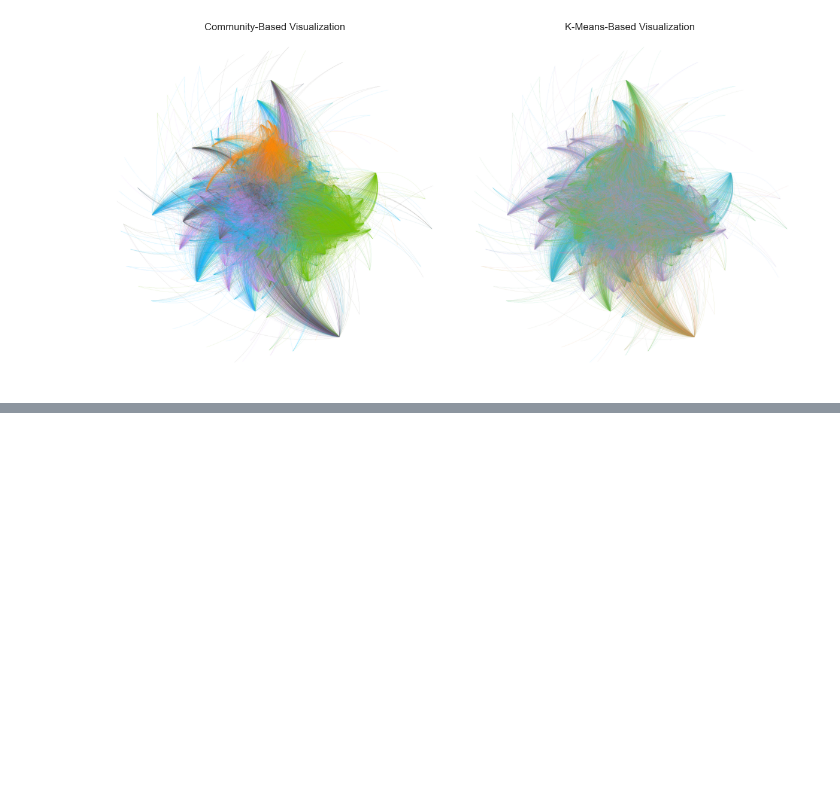
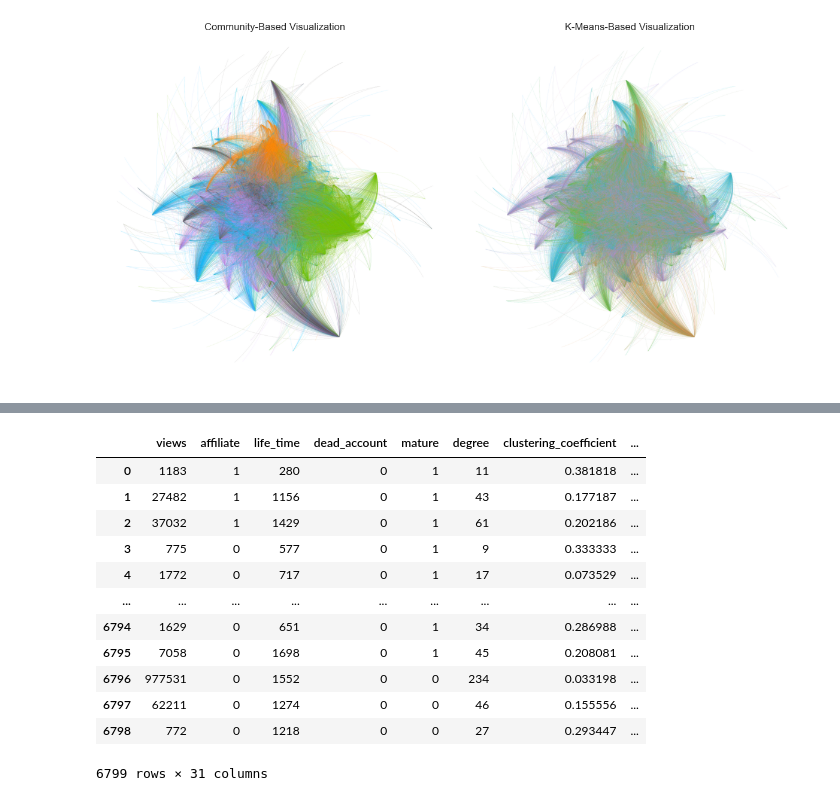
Before and after one commit to lorispalmarin/twitchFRA_network, a Jupyter notebook: main.ipynb, the cells around one changed output, grey strips where cells are left out. Cells and saved outputs as stored; diff of their text form; code cells hidden in the pictures; blank space fills up the shorter version.

```diff
--- a/main.ipynb
+++ b/main.ipynb
@@ -728,0 +963,5 @@ nx.write_graphml(G, "wcomm.graphml")
+# %%
+# 4. Create content-based features dataframe
+content_features = node_df[['mature', 'views', 'affiliate', 'life_time', 'dead_account']]  # Sostituisci con i nomi reali delle colonne
+
+content_features
@@ -728,0 +982,8 @@ nx.write_graphml(G, "wcomm.graphml")
+# %%
+# 5. Create structural features dataframe
+structural_features = node_df[
+    ['mature', 'degree', 'clustering_coefficient', 'betweenness_centrality', 'pagerank', 'degree_centrality', 'closeness_centrality'] +
+    [col for col in node_df.columns if col.startswith('node2vec_')]
+]
+
+structural_features
@@ -728,0 +1004,20 @@ nx.write_graphml(G, "wcomm.graphml")
+# %%
+# 6. Combine the two dataframes
+combined_features = pd.concat([content_features.drop(columns=['mature']), structural_features], axis=1)
+combined_features['mature'] = content_features['mature']
+
+combined_features
+# %% [output]
+|  | views | affiliate | life_time | dead_account | mature | degree | clustering_coefficient | ... |
+| 0 | 1183 | 1 | 280 | 0 | 1 | 11 | 0.381818 | ... |
+| 1 | 27482 | 1 | 1156 | 0 | 1 | 43 | 0.177187 | ... |
+| 2 | 37032 | 1 | 1429 | 0 | 1 | 61 | 0.202186 | ... |
+| 3 | 775 | 0 | 577 | 0 | 1 | 9 | 0.333333 | ... |
+| 4 | 1772 | 0 | 717 | 0 | 1 | 17 | 0.073529 | ... |
+| ... | ... | ... | ... | ... | ... | ... | ... | ... |
+| 6794 | 1629 | 0 | 651 | 0 | 1 | 34 | 0.286988 | ... |
+| 6795 | 7058 | 0 | 1698 | 0 | 1 | 45 | 0.208081 | ... |
+| 6796 | 977531 | 0 | 1552 | 0 | 0 | 234 | 0.033198 | ... |
+| 6797 | 62211 | 0 | 1274 | 0 | 0 | 46 | 0.155556 | ... |
+| 6798 | 772 | 0 | 1218 | 0 | 0 | 27 | 0.293447 | ... |
+6799 rows × 31 columns
```
Also changed, not shown: parts of 45 cells of this notebook, 1 other file.
